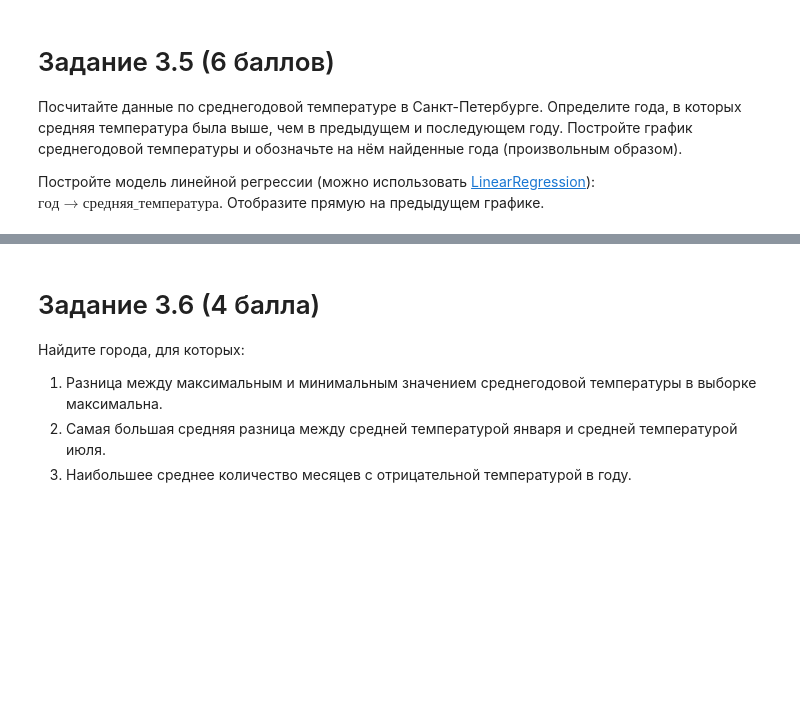
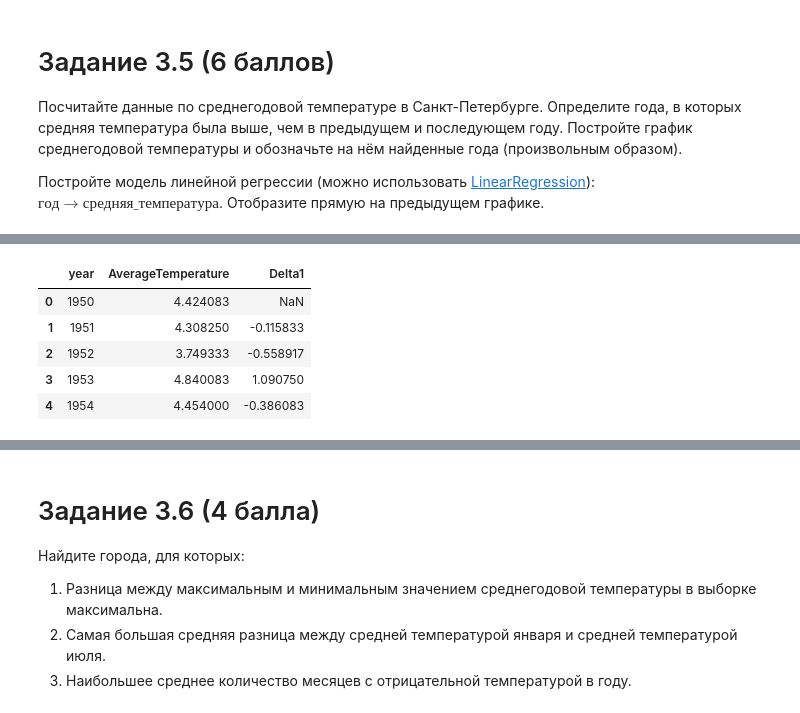
Before and after one commit to AirisFiorentini/Python-for-Data-Analysis, a Jupyter notebook: Task_3.ipynb, the cells around one changed output, grey strips where cells are left out. Saved outputs shown, nothing was run; the diff lists cells and outputs as text; code cells hidden in the pictures; blank space fills up the shorter version.

```diff
--- a/Task_3.ipynb
+++ b/Task_3.ipynb
@@ -106,0 +196,10 @@ plt.show()
+# %%
+average_temperature_by_year_SPB['Delta1'] = average_temperature_by_year_SPB['AverageTemperature'] - average_temperature_by_year_SPB['AverageTemperature'].shift(1)
+average_temperature_by_year_SPB.head()
+# %% [output]
+|  | year | AverageTemperature | Delta1 |
+| 0 | 1950 | 4.424083 | NaN |
+| 1 | 1951 | 4.308250 | -0.115833 |
+| 2 | 1952 | 3.749333 | -0.558917 |
+| 3 | 1953 | 4.840083 | 1.090750 |
+| 4 | 1954 | 4.454000 | -0.386083 |
```
Also changed, not shown: parts of 15 cells of this notebook.
